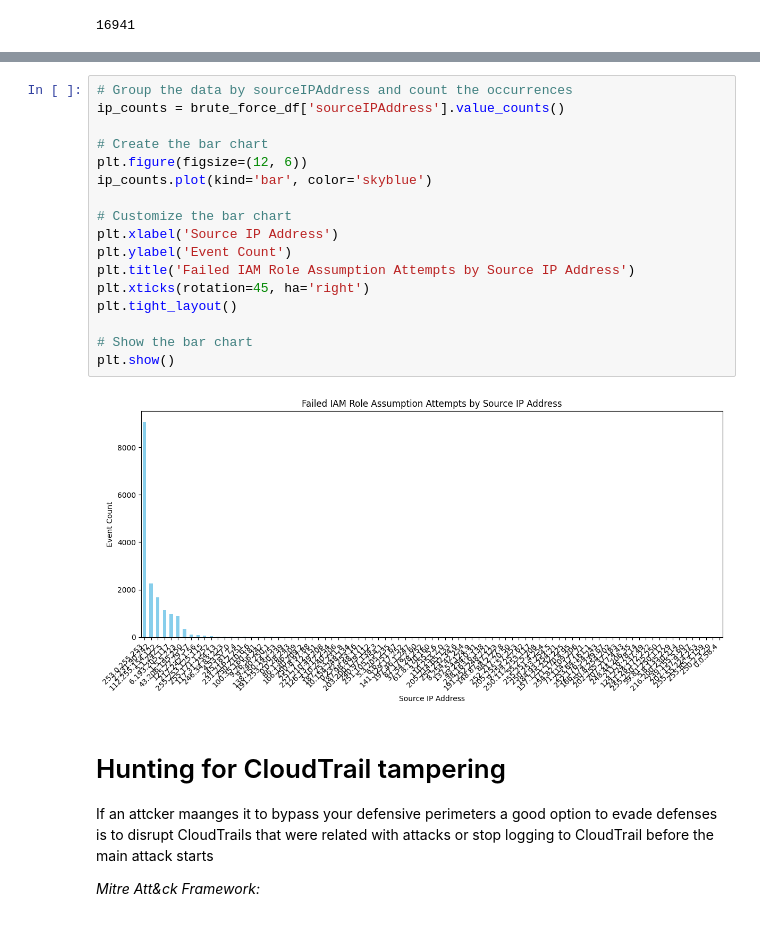
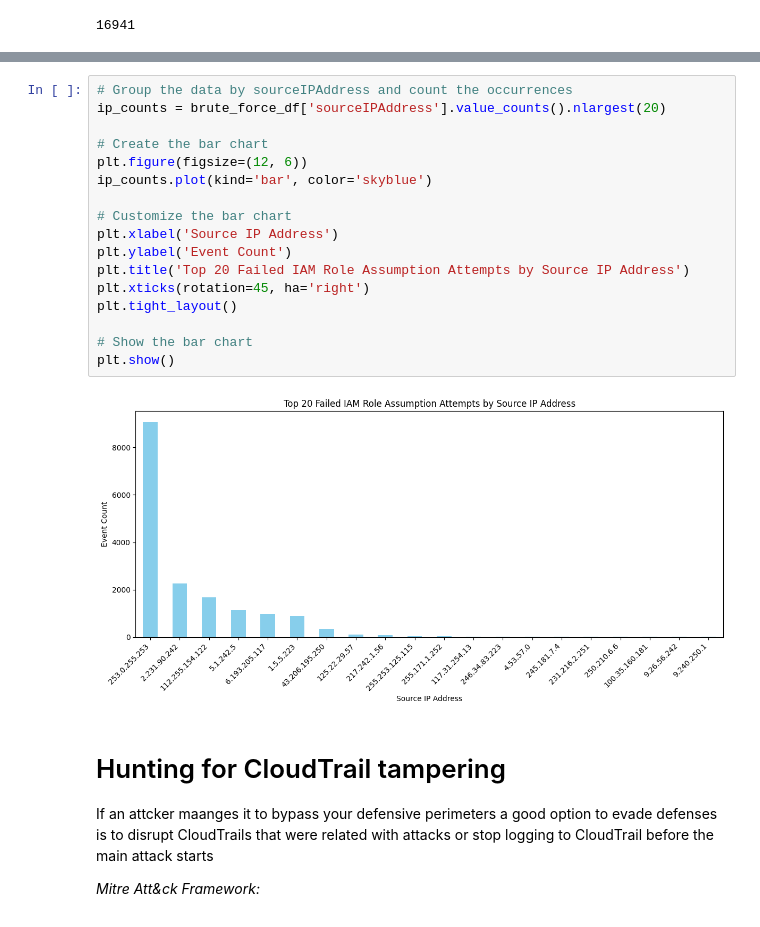
Before and after one commit to BenjiTrapp/aws-threat-hunting, a Jupyter notebook: cloudtrail/hunting-cloudtrail-flaws-cloud.ipynb, the cells around one changed output, grey strips where cells are left out. Cells and saved outputs as stored; diff of their text form.

Commit message:
Fixed Bruteforce Diagram

```diff
--- a/cloudtrail/hunting-cloudtrail-flaws-cloud.ipynb
+++ b/cloudtrail/hunting-cloudtrail-flaws-cloud.ipynb
@@ -251,23 +251,23 @@ brute_force_df[:3].style
 | 2 | 811596193553 | us-east-1 | AssumeRole | 2019-09-18T04:01:24Z | AwsApiCall | sts.amazonaws.com | 125.22.29.57 | User: arn:aws:iam::811596193553:u... | ... |
 # %%
 # Group the data by sourceIPAddress and count the occurrences
-ip_counts = brute_force_df['sourceIPAddress'].value_counts()
+ip_counts = brute_force_df['sourceIPAddress'].value_counts().nlargest(20)
 
 # Create the bar chart
 plt.figure(figsize=(12, 6))
 ip_counts.plot(kind='bar', color='skyblue')
 
 # Customize the bar chart
 plt.xlabel('Source IP Address')
 plt.ylabel('Event Count')
-plt.title('Failed IAM Role Assumption Attempts by Source IP Address')
+plt.title('Top 20 Failed IAM Role Assumption Attempts by Source IP Address')
 plt.xticks(rotation=45, ha='right')
 plt.tight_layout()
 
 # Show the bar chart
 plt.show()
 # %% [output]
-[figure, old version]
+[figure, new version]
 # %% [markdown]
 # Hunting for CloudTrail tampering
 
```
